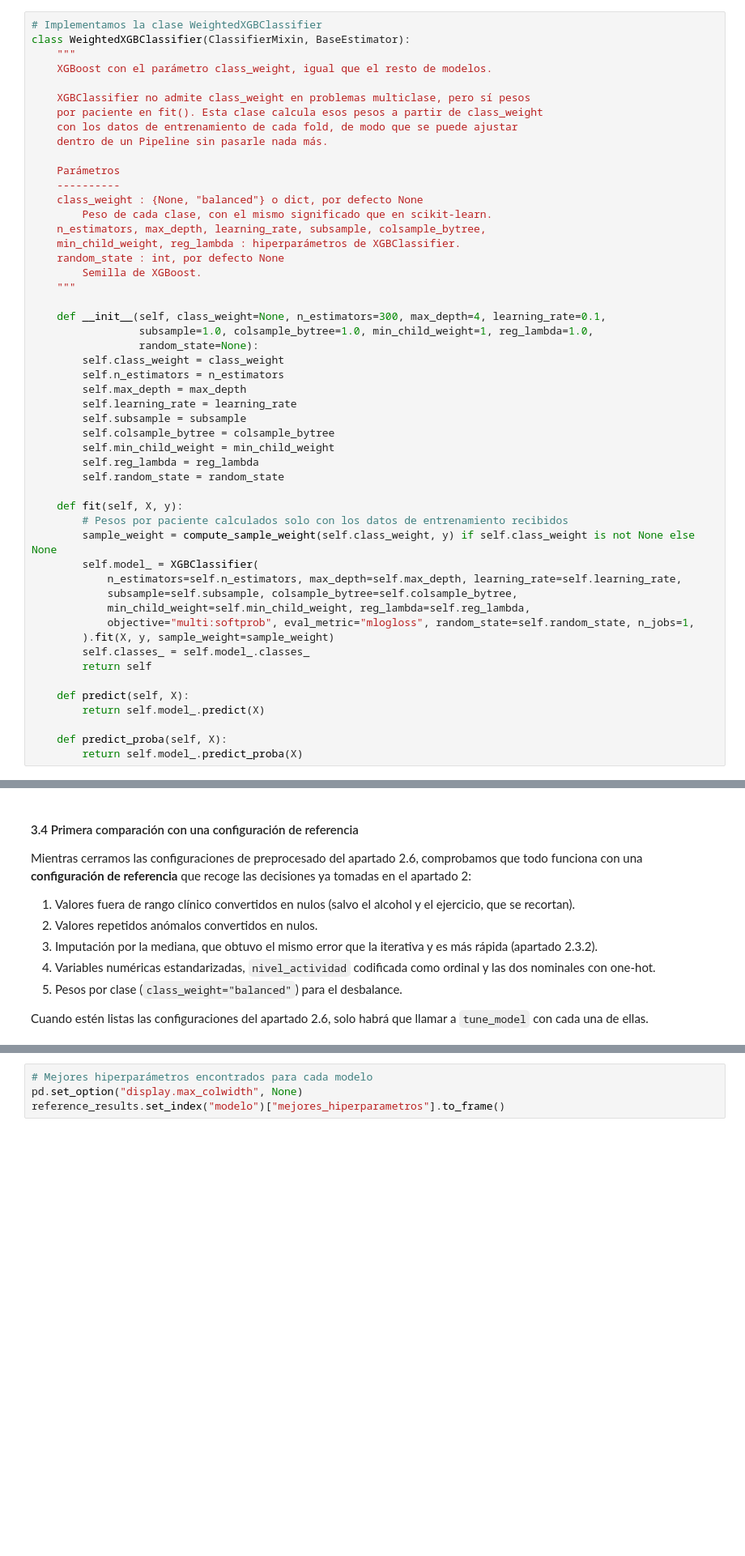
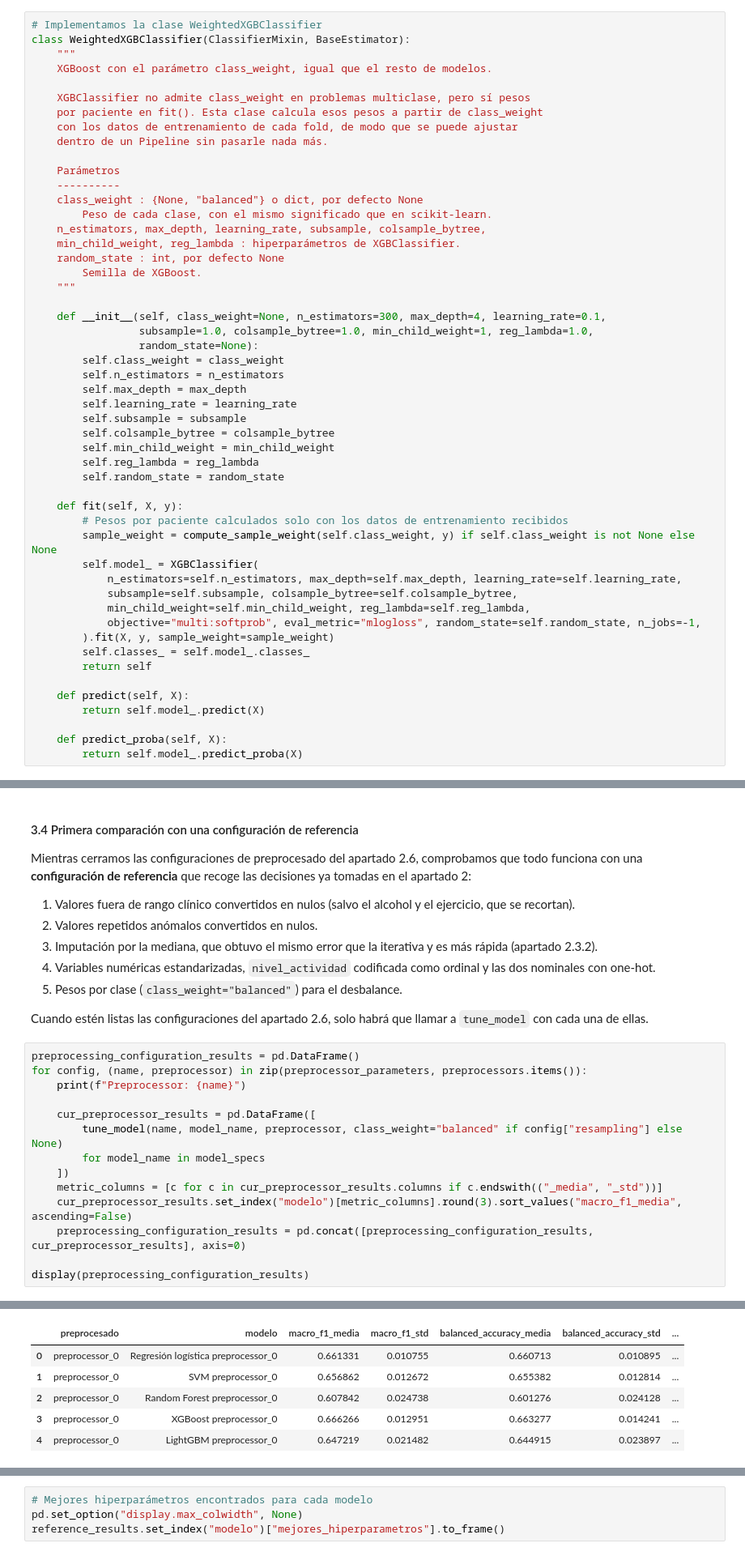
Before and after one commit to alberct96/ML-Entregable1, a Jupyter notebook: ML-Entregable1.ipynb, the cells around one changed output, grey strips where cells are left out. Shown at 81% size. Drawn from its saved outputs; the diff is of its cells as text; blank space fills up the shorter version.

```diff
--- a/ML-Entregable1.ipynb
+++ b/ML-Entregable1.ipynb
@@ -1720,7 +1722,7 @@ class WeightedXGBClassifier(ClassifierMixin, BaseEstimator):
             n_estimators=self.n_estimators, max_depth=self.max_depth, learning_rate=self.learning_rate,
             subsample=self.subsample, colsample_bytree=self.colsample_bytree,
             min_child_weight=self.min_child_weight, reg_lambda=self.reg_lambda,
-            objective="multi:softprob", eval_metric="mlogloss", random_state=self.random_state, n_jobs=1,
+            objective="multi:softprob", eval_metric="mlogloss", random_state=self.random_state, n_jobs=-1,
         ).fit(X, y, sample_weight=sample_weight)
         self.classes_ = self.model_.classes_
         return self
@@ -1898,3 +1913,18 @@ Mientras cerramos las configuraciones de preprocesado del apartado 2.6, comproba
 5. Pesos por clase (`class_weight="balanced"`) para el desbalance.
 
 Cuando estén listas las configuraciones del apartado 2.6, solo habrá que llamar a `tune_model` con cada una de ellas.
+# %%
+preprocessing_configuration_results = pd.DataFrame()
+for config, (name, preprocessor) in zip(preprocessor_parameters, preprocessors.items()):
+    print(f"Preprocessor: {name}")
+
+    cur_preprocessor_results = pd.DataFrame([
+        tune_model(name, model_name, preprocessor, class_weight="balanced" if config["resampling"] else None)
+        for model_name in model_specs
+    ])
+    metric_columns = [c for c in cur_preprocessor_results.columns if c.endswith(("_media", "_std"))]
+    cur_preprocessor_results.set_index("modelo")[metric_columns].round(3).sort_values("macro_f1_media", ascending=False)
+    preprocessing_configuration_results = pd.concat([preprocessing_configuration_results, cur_preprocessor_results], axis=0)
+
+display(preprocessing_configuration_results)
+# %% [output]
@@ -1900,0 +1948,6 @@ Cuando estén listas las configuraciones del apartado 2.6, solo habrá que llama
+|  | preprocesado | modelo | macro_f1_media | macro_f1_std | balanced_accuracy_media | balanced_accuracy_std | ... |
+| 0 | preprocessor_0 | Regresión logística preprocessor_0 | 0.661331 | 0.010755 | 0.660713 | 0.010895 | ... |
+| 1 | preprocessor_0 | SVM preprocessor_0 | 0.656862 | 0.012672 | 0.655382 | 0.012814 | ... |
+| 2 | preprocessor_0 | Random Forest preprocessor_0 | 0.607842 | 0.024738 | 0.601276 | 0.024128 | ... |
+| 3 | preprocessor_0 | XGBoost preprocessor_0 | 0.666266 | 0.012951 | 0.663277 | 0.014241 | ... |
+| 4 | preprocessor_0 | LightGBM preprocessor_0 | 0.647219 | 0.021482 | 0.644915 | 0.023897 | ... |
```
Also changed, not shown: parts of 13 cells of this notebook.
